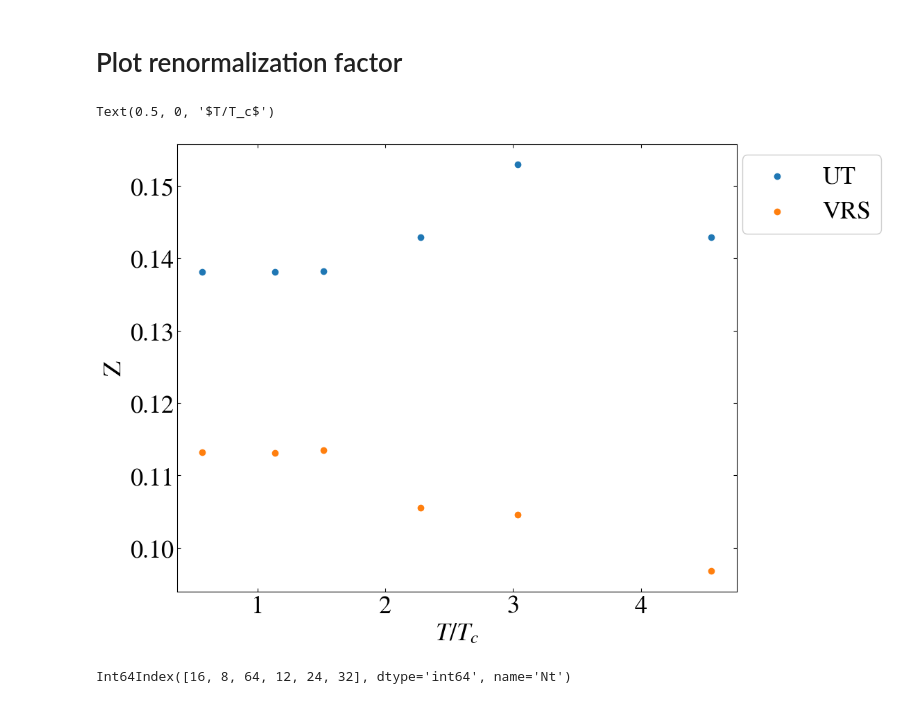
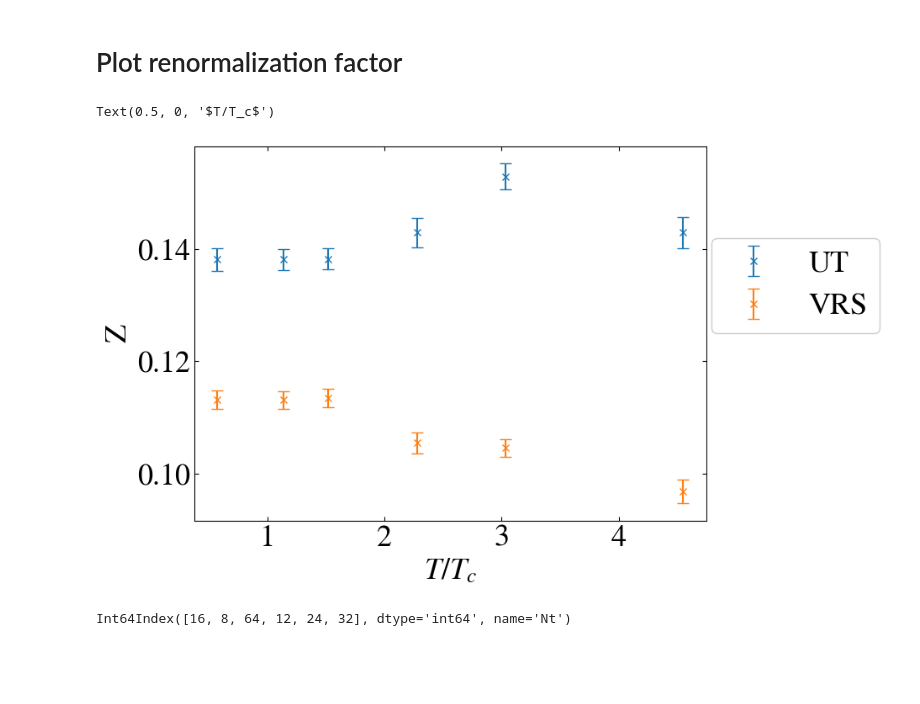
Before and after one commit to jadot-bp/vortex, a Jupyter notebook: decomp-vorticity-landau.ipynb, the cells around one changed output. Drawn from its saved outputs; the diff is of its cells as text; code cells hidden in the pictures; blank space fills up the shorter version.

```diff
--- a/decomp-vorticity-landau.ipynb
+++ b/decomp-vorticity-landau.ipynb
@@ -266,23 +267,23 @@ Z_df
 # %% [markdown]
 # Plot renormalization factor
 # %%
-fig = plt.figure(figsize=(12,8))
+fig = plt.figure(figsize=(10,6))
 ax = plt.gca()
 
 for col_no, mode in enumerate(Z_df.columns):
 
     # Ignore VOS factor
     if mode == "VOS":
         continue
 
-    plt.scatter([to_TTc(i).mean for i in Z_df.index],[z.mean for z in gv.gvar(Z_df[mode].values[:])],label=mode)
+    plt.errorbar([to_TTc(i).mean for i in Z_df.index],[z.mean for z in gv.gvar(Z_df[mode].values[:])],[z.sdev for z in gv.gvar(Z_df[mode].values[:])],label=mode,ls='',fmt='x')
 
-ax.legend(loc=(1.01,0.8))
+ax.legend(loc=(1.01,0.5))
 ax.set_ylabel("Z")
 ax.set_xlabel("$T/T_c$")
 # %% [output]
 Text(0.5, 0, '$T/T_c$')
-[figure, old version]
+[figure, new version]
 # %%
 Z_df.index
 # %% [output]
```
Also changed, not shown: parts of 11 cells of this notebook.
